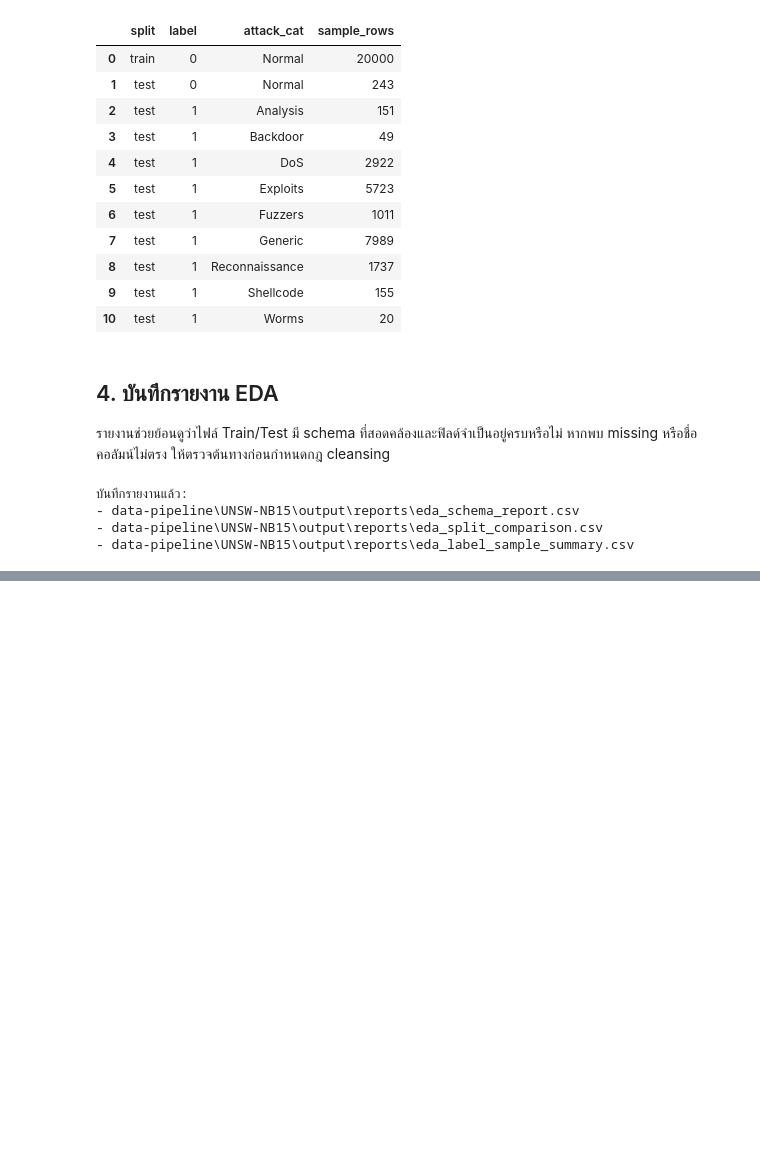
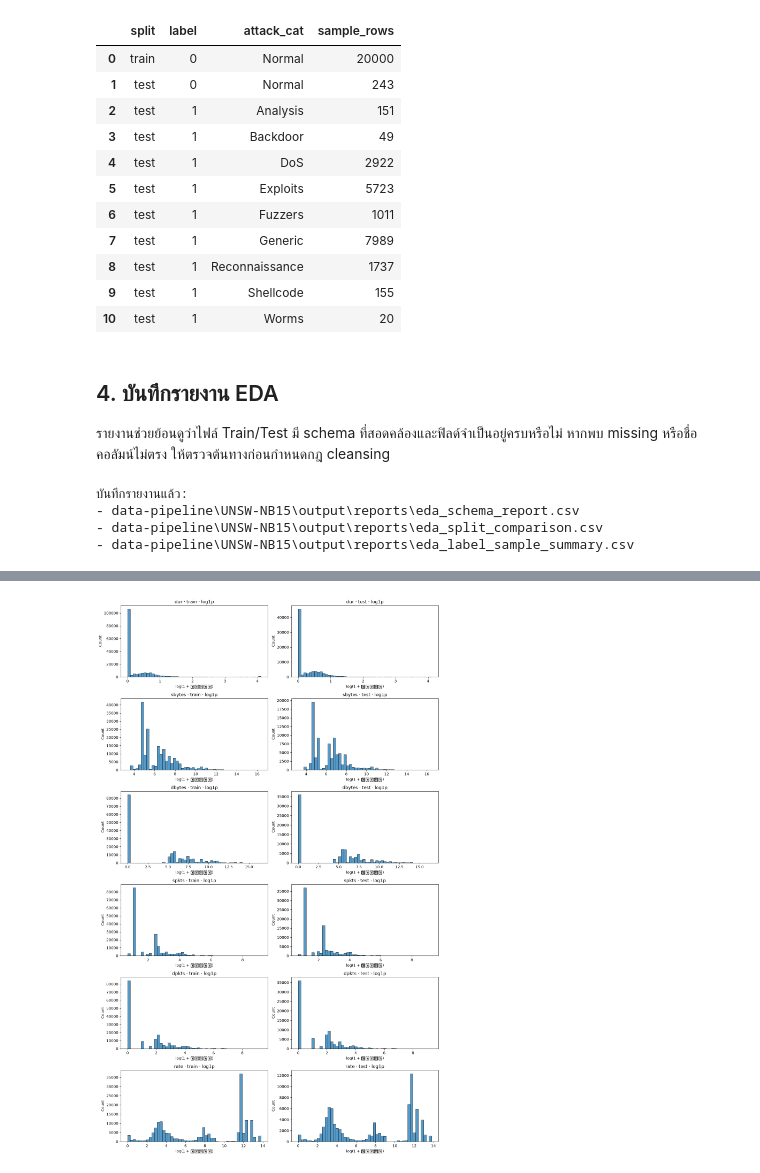
Before and after one commit to kokonj456-dotcom/CSI-ML-Network-Traffic-Detection, a Jupyter notebook: data-pipeline/UNSW-NB15/eda.ipynb, the cells around one changed output, grey strips where cells are left out. Drawn from its saved outputs; the diff is of its cells as text; code cells hidden in the pictures; blank space fills up the shorter version.

```diff
--- a/data-pipeline/UNSW-NB15/eda.ipynb
+++ b/data-pipeline/UNSW-NB15/eda.ipynb
@@ -150,0 +269,36 @@ for report_path in (schema_path, comparison_path, labels_path):
+# %%
+numeric_rows = []
+for split_name, frame in eda_frames.items():
+    for column in frame.select_dtypes(include='number').columns:
+        values = frame[column].dropna()
+        if values.empty:
+            continue
+        q1, q3 = values.quantile([0.25, 0.75])
+        spread = q3 - q1
+        outlier_count = int(((values < q1 - 1.5 * spread) |
+                             (values > q3 + 1.5 * spread)).sum())
+        numeric_rows.append({
+            'split': split_name, 'feature': column, 'count': len(values),
+            'mean': values.mean(), 'median': values.median(), 'std': values.std(),
+            'min': values.min(), 'q1': q1, 'q3': q3, 'max': values.max(),
+            'zero_percent': 100 * values.eq(0).mean(), 'skew': values.skew(),
+            'iqr_outlier_rows': outlier_count,
+            'iqr_outlier_percent': 100 * outlier_count / len(values),
+        })
+numeric_full_summary = pd.DataFrame(numeric_rows)
+display(numeric_full_summary.sort_values(['split', 'iqr_outlier_percent'],
+                                         ascending=[True, False]).head(40))
+
+plot_columns = [column for column in ['dur', 'sbytes', 'dbytes', 'spkts', 'dpkts', 'rate']
+                if all(column in frame.columns for frame in eda_frames.values())]
+fig, axes = plt.subplots(len(plot_columns), 2, figsize=(13, 3.5 * len(plot_columns)))
+axes = np.atleast_2d(axes)
+for row_index, column in enumerate(plot_columns):
+    for col_index, (split_name, frame) in enumerate(eda_frames.items()):
+        values = pd.to_numeric(frame[column], errors='coerce').dropna().clip(lower=0)
+        sns.histplot(np.log1p(values), bins=50, ax=axes[row_index, col_index])
+        axes[row_index, col_index].set_title(f'{column} · {split_name} · log1p')
+        axes[row_index, col_index].set_xlabel('log(1 + ค่าเดิม)')
+plt.tight_layout()
+plt.show()
+# %% [output]
@@ -150,0 +322 @@ for report_path in (schema_path, comparison_path, labels_path):
+[figure, added]
```
Also changed, not shown: parts of 10 cells of this notebook, 25 other files.
